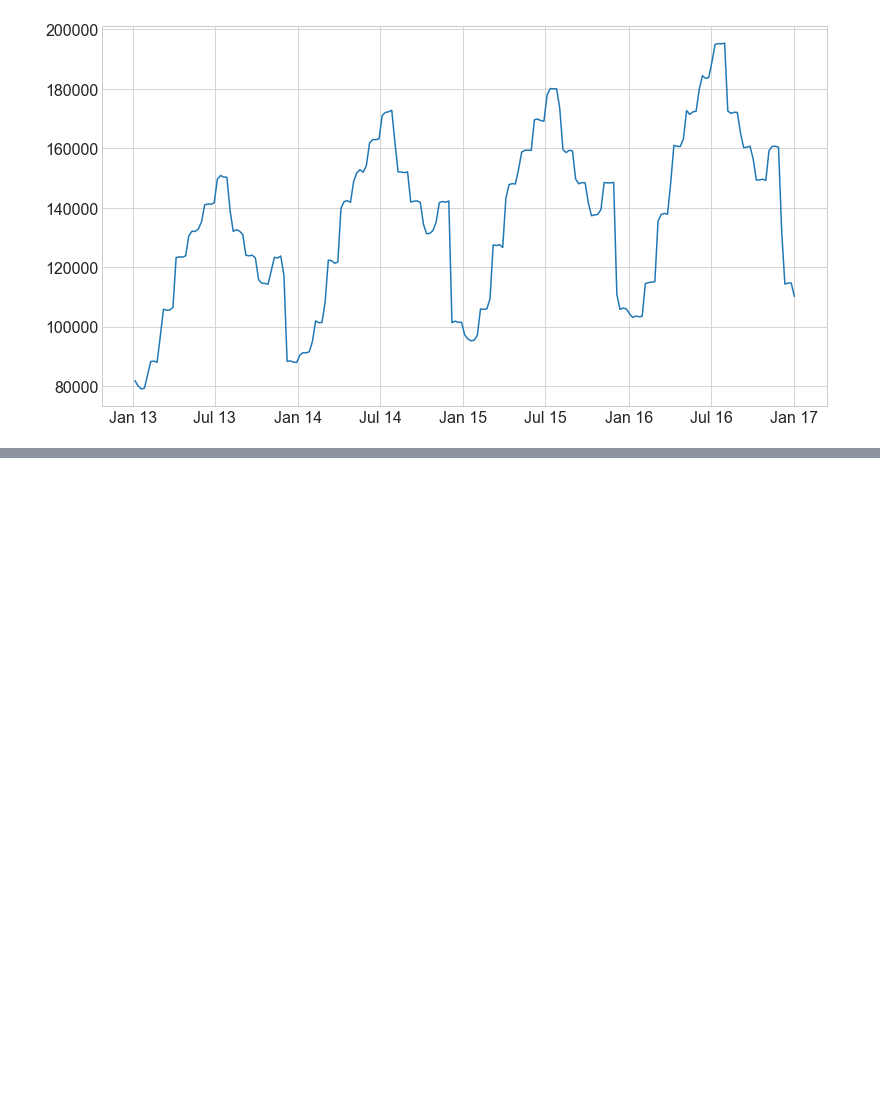
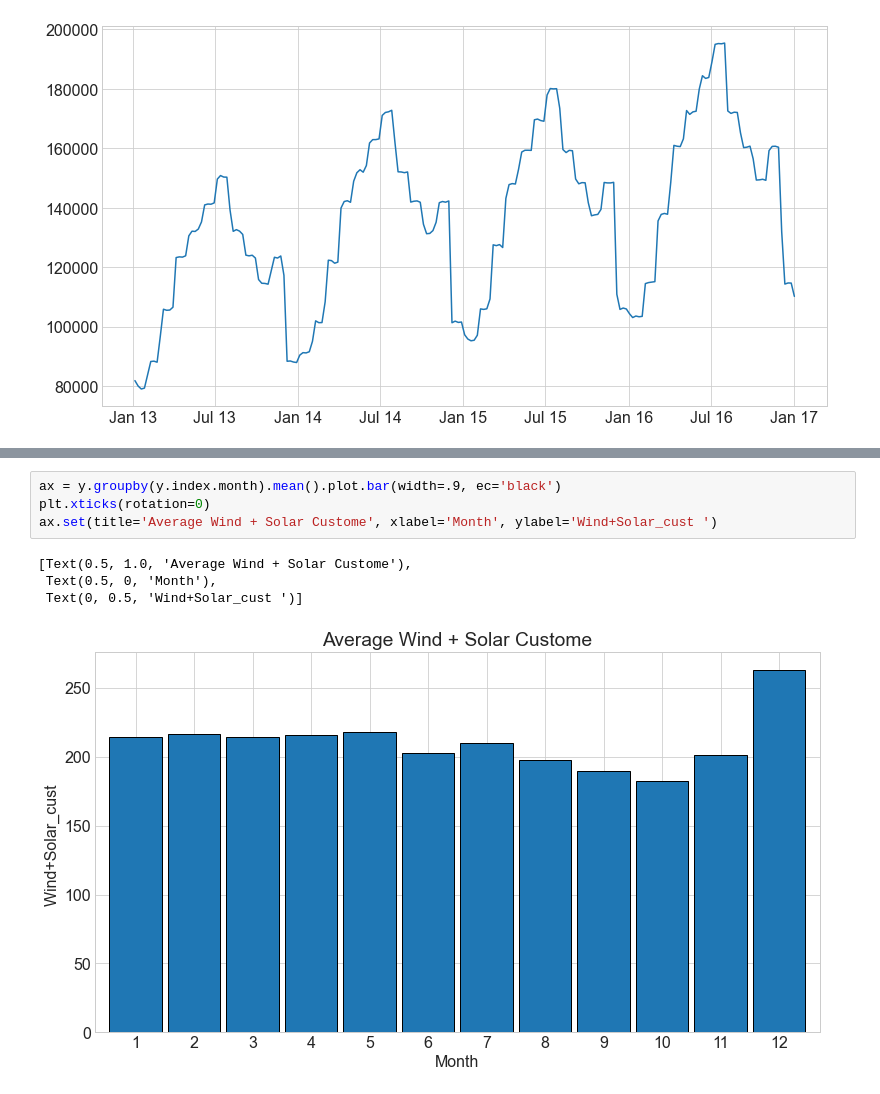
Before and after one commit to RobLMurphy92/time-series-exercises, a Jupyter notebook: explore.ipynb, the cells around one changed output, grey strips where cells are left out. Drawn from its saved outputs; the diff is of its cells as text; blank space fills up the shorter version.

```diff
--- a/explore.ipynb
+++ b/explore.ipynb
@@ -439,0 +587,9 @@ ax.xaxis.set_major_formatter(DateFormatter('%b %y'))
+# %%
+ax = y.groupby(y.index.month).mean().plot.bar(width=.9, ec='black')
+plt.xticks(rotation=0)
+ax.set(title='Average Wind + Solar Custome', xlabel='Month', ylabel='Wind+Solar_cust ')
+# %% [output]
+[Text(0.5, 1.0, 'Average Wind + Solar Custome'),
+ Text(0.5, 0, 'Month'),
+ Text(0, 0.5, 'Wind+Solar_cust ')]
+[figure, added]
```
Also changed, not shown: parts of 64 cells of this notebook.
